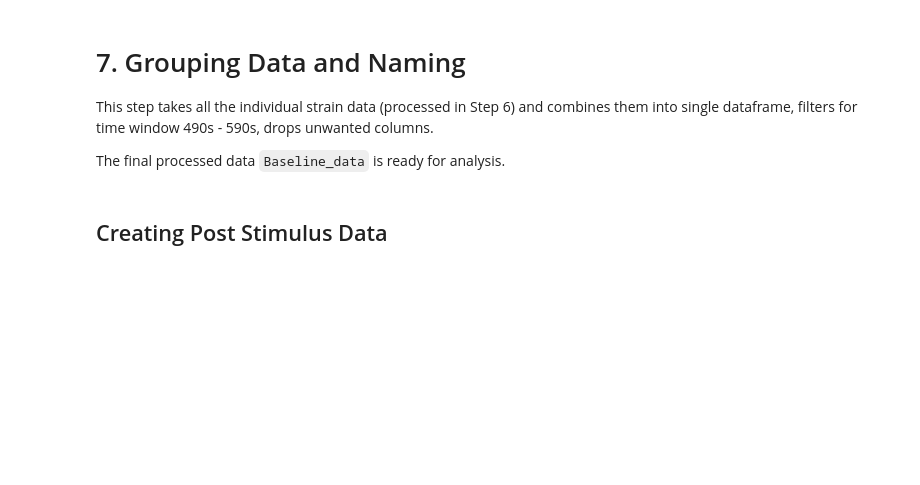
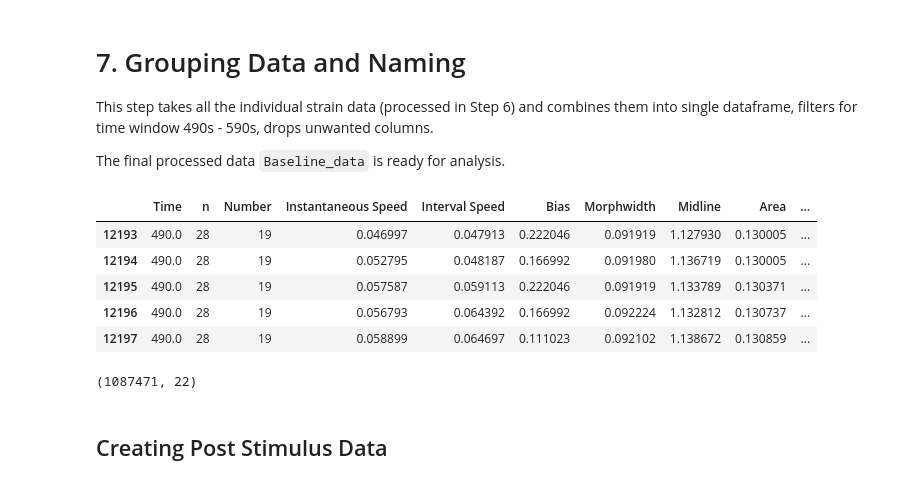
Before and after one commit to JosephLiangUBC/MWT_Dashboard, a Jupyter notebook: Step3_Tap_Baseline_Data_Analyses.ipynb, the cells around one changed output. Cells and saved outputs as stored; diff of their text form; code cells hidden in the pictures; blank space fills up the shorter version.

```diff
--- a/Step3_Tap_Baseline_Data_Analyses.ipynb
+++ b/Step3_Tap_Baseline_Data_Analyses.ipynb
@@ -264,21 +401,32 @@ This step takes all the individual strain data (processed in Step 6) and combine
 
 The final processed data `Baseline_data` is ready for analysis.
 # %%
-Baseline_data=pd.concat(df.assign(dataset=StrainNames.get(i+1)) for i, df in enumerate(DataLists[1:]))
+base=pd.concat(df.assign(dataset=StrainNames.get(i+1)) for i, df in enumerate(DataLists[1:]))
 
-Baseline_data[['Gene', 'Allele']] = Baseline_data['dataset'].str.split(pat='_', n=1, expand=True)
+base[['Gene', 'Allele']] = base['dataset'].str.split(pat='_', n=1, expand=True)
 
-Baseline_data['Allele'] = Baseline_data['Allele'].fillna('N2')
+base['Screen']=Screen
+
+base['Allele'] = base['Allele'].fillna('N2')
 
 Baseline_data = Baseline_data.drop(columns=["Tap", "Puff", "x","y", "Experiment"]).dropna().reset_index(drop=True)
 
-Baseline_data['Screen']=Screen
+
 
 Baseline_data = Baseline_data[((Baseline_data.Time<=590)&(Baseline_data.Time >=490))]
 
 Baseline_data.head()
+# %% [output]
+|  | Time | n | Number | Instantaneous Speed | Interval Speed | Bias | Morphwidth | Midline | Area | ... |
+| 12193 | 490.0 | 28 | 19 | 0.046997 | 0.047913 | 0.222046 | 0.091919 | 1.127930 | 0.130005 | ... |
+| 12194 | 490.0 | 28 | 19 | 0.052795 | 0.048187 | 0.166992 | 0.091980 | 1.136719 | 0.130005 | ... |
+| 12195 | 490.0 | 28 | 19 | 0.057587 | 0.059113 | 0.222046 | 0.091919 | 1.133789 | 0.130371 | ... |
+| 12196 | 490.0 | 28 | 19 | 0.056793 | 0.064392 | 0.166992 | 0.092224 | 1.132812 | 0.130737 | ... |
+| 12197 | 490.0 | 28 | 19 | 0.058899 | 0.064697 | 0.111023 | 0.092102 | 1.138672 | 0.130859 | ... |
 # %%
 Baseline_data.shape
+# %% [output]
+(1087471, 22)
 # %% [markdown]
 ## Creating Post Stimulus Data
 # %%
```
Also changed, not shown: parts of 23 cells of this notebook.
